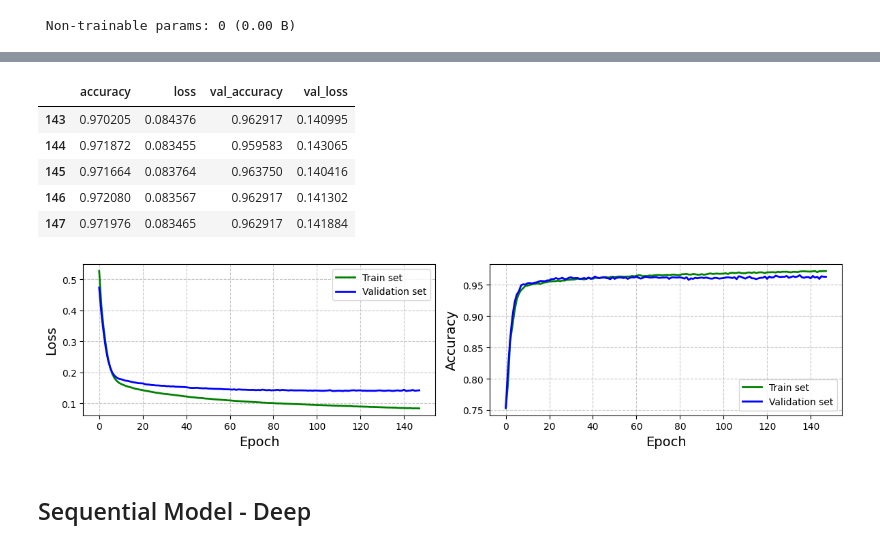
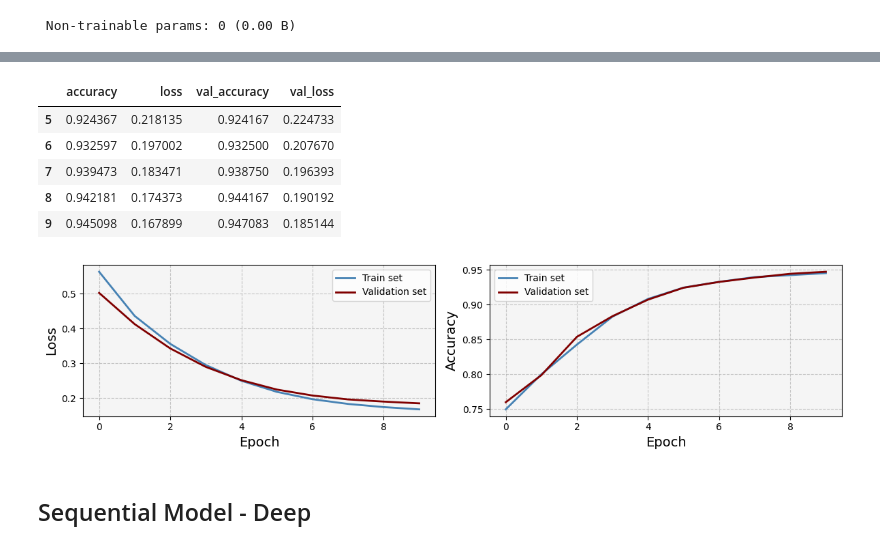
Before and after one commit to ariahosseini/DeepML, a Jupyter notebook: 006_TensorFlow_Proj_Six_FFNN_EmployeeDoc.ipynb, the cells around one changed output, grey strips where cells are left out. Drawn from its saved outputs; the diff is of its cells as text; code cells hidden in the pictures.

```diff
--- a/006_TensorFlow_Proj_Six_FFNN_EmployeeDoc.ipynb
+++ b/006_TensorFlow_Proj_Six_FFNN_EmployeeDoc.ipynb
@@ -249,5 +256,5 @@ Model: "init_model"
 init_model.compile(optimizer="rmsprop", loss="binary_crossentropy", metrics=["accuracy"])
 # %%
 callback = keras.callbacks.EarlyStopping(monitor='loss', patience=3)
-history = init_model.fit(x=X_train, y=y_train, validation_split=0.2, epochs=200, batch_size=128, callbacks=[callback])
+history = init_model.fit(x=X_train, y=y_train, validation_split=0.2, epochs=10, batch_size=128, callbacks=[callback])
 # %% [output]
@@ -278,33 +288,33 @@ model_preformance = pd.DataFrame(history.history)
 model_preformance.tail()
 # %% [output]
 |  | accuracy | loss | val_accuracy | val_loss |
-| 143 | 0.970205 | 0.084376 | 0.962917 | 0.140995 |
-| 144 | 0.971872 | 0.083455 | 0.959583 | 0.143065 |
-| 145 | 0.971664 | 0.083764 | 0.963750 | 0.140416 |
-| 146 | 0.972080 | 0.083567 | 0.962917 | 0.141302 |
-| 147 | 0.971976 | 0.083465 | 0.962917 | 0.141884 |
+| 5 | 0.924367 | 0.218135 | 0.924167 | 0.224733 |
+| 6 | 0.932597 | 0.197002 | 0.932500 | 0.207670 |
+| 7 | 0.939473 | 0.183471 | 0.938750 | 0.196393 |
+| 8 | 0.942181 | 0.174373 | 0.944167 | 0.190192 |
+| 9 | 0.945098 | 0.167899 | 0.947083 | 0.185144 |
 # %%
 plt.figure(figsize=(12, 3))
 ax_one = plt.subplot(1, 2, 1)
-plt.plot(model_preformance["loss"], label= "Train set", color='g', linewidth=2)
-plt.plot(model_preformance["val_loss"], label= "Validation set", color='b', linewidth=2)
+plt.plot(model_preformance["loss"], label= "Train set", color='steelblue', linewidth=2)
+plt.plot(model_preformance["val_loss"], label= "Validation set", color='maroon', linewidth=2)
 plt.ylabel("Loss", fontsize=14)
 plt.xlabel("Epoch", fontsize=14)
 plt.grid(True, linestyle='--', alpha=0.7)
 plt.legend()
-# ax_one.set_facecolor('#f5f5f5')
+ax_one.set_facecolor('#f5f5f5')
 plt.tight_layout()
 ax_two = plt.subplot(1, 2, 2)
-plt.plot(model_preformance["accuracy"], label= "Train set", color='g', linewidth=2)
-plt.plot(model_preformance["val_accuracy"], label= "Validation set", color='b', linewidth=2)
+plt.plot(model_preformance["accuracy"], label= "Train set", color='steelblue', linewidth=2)
+plt.plot(model_preformance["val_accuracy"], label= "Validation set", color='maroon', linewidth=2)
 plt.ylabel("Accuracy", fontsize=14)
 plt.xlabel("Epoch", fontsize=14)
 plt.grid(True, linestyle='--', alpha=0.7)
 plt.legend()
-# ax_two.set_facecolor('#f5f5f5')
+ax_two.set_facecolor('#f5f5f5')
 plt.tight_layout()
 # %% [output]
-[figure, old version]
+[figure, new version]
 # %% [markdown]
 ## Sequential Model - Deep
 # %%
```
Also changed, not shown: parts of 21 cells of this notebook.
